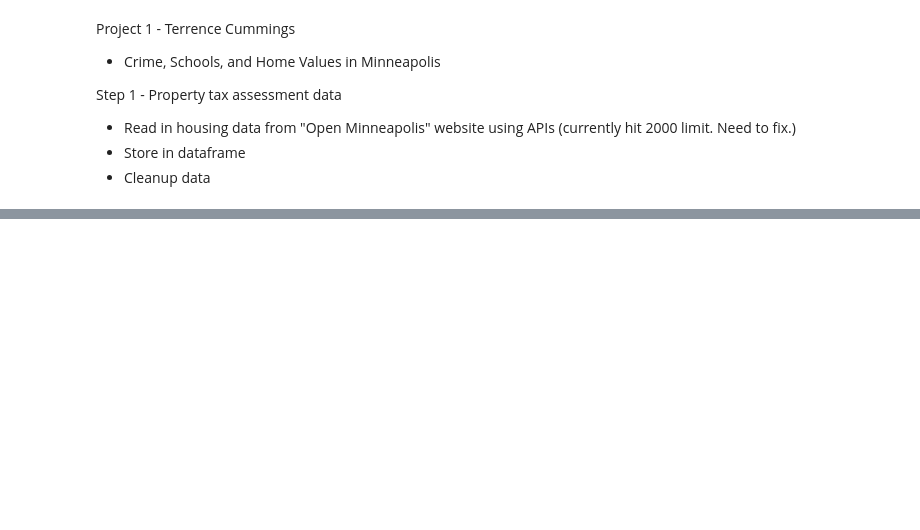
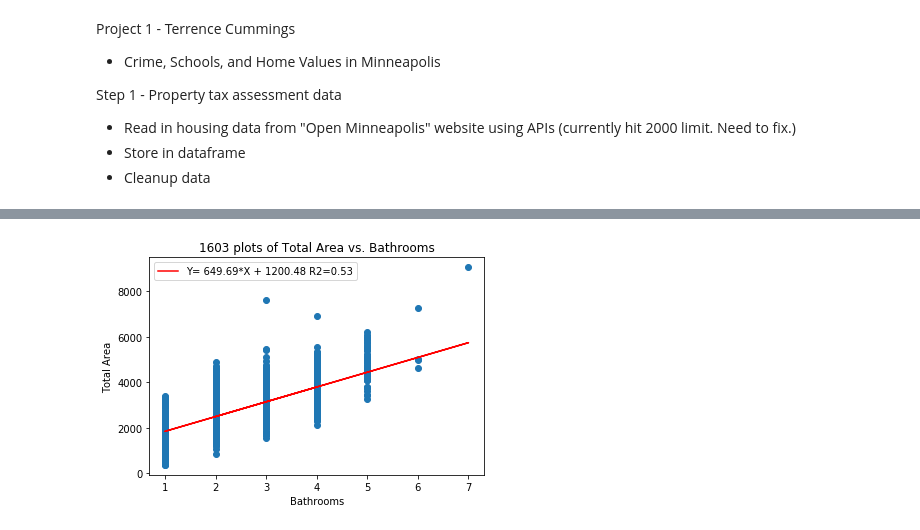
Before and after one commit to abartczak/Crime_Housing_Schools_Correlation, a Jupyter notebook: Project_1_TC_MSP_House_Tax.ipynb, the cells around one changed output, grey strips where cells are left out. Cells and saved outputs as stored; diff of their text form; code cells hidden in the pictures; blank space fills up the shorter version.

```diff
--- a/Project_1_TC_MSP_House_Tax.ipynb
+++ b/Project_1_TC_MSP_House_Tax.ipynb
@@ -152,0 +180,6 @@ clean_msp_home_tax_df.to_csv('clean_msp_tax_sales.csv')
+# %%
+#Plot abovegroundarea vs bathrooms
+graph1, graph2 = get_line(clean_msp_home_tax_df['bathrooms'], clean_msp_home_tax_df['totalarea'], 'Bathrooms', 'Total Area', True)
+plt.show()
+# %% [output]
+[figure, added]
```
Also changed, not shown: parts of 10 cells of this notebook, 1 other file.
